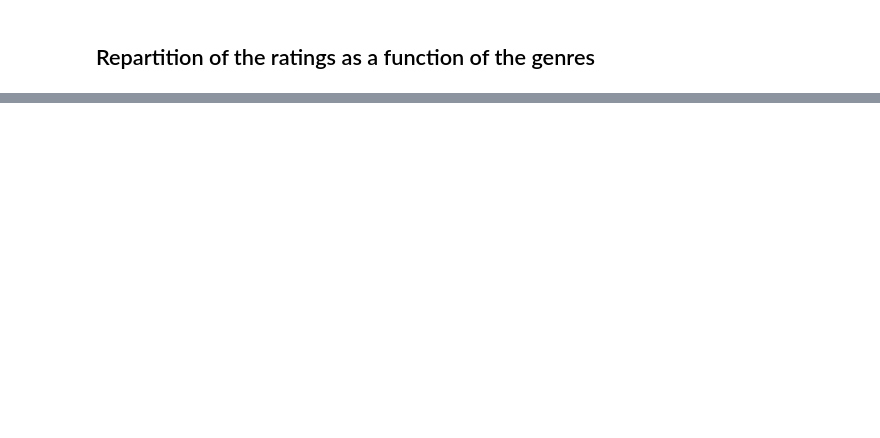
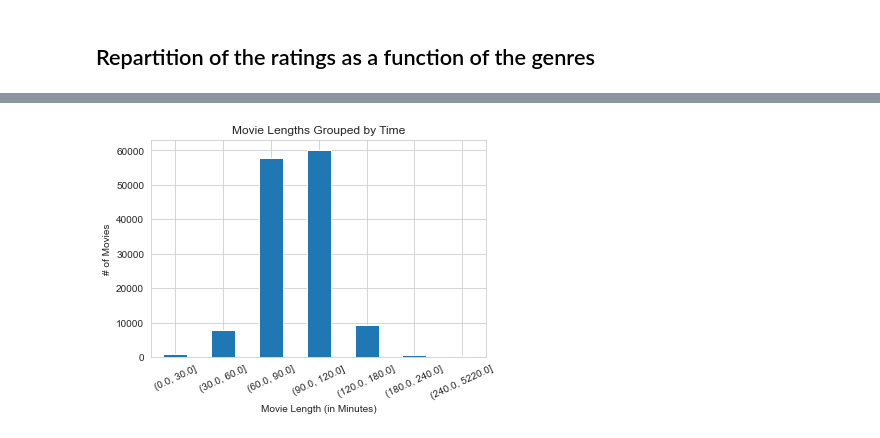
Before and after one commit to jxt1009/csci521proj, a Jupyter notebook: phase3/phase3_bivariate.ipynb, the cells around one changed output, grey strips where cells are left out. Cells and saved outputs as stored; diff of their text form; code cells hidden in the pictures; blank space fills up the shorter version.

```diff
--- a/phase3/phase3_bivariate.ipynb
+++ b/phase3/phase3_bivariate.ipynb
@@ -150,0 +176,14 @@ plt.show()
+# %%
+df = movies[['tconst','runtimeMinutes']].copy().drop_duplicates().drop('tconst',axis=1)
+df.runtimeMinutes = df.runtimeMinutes.apply(lambda x: float(x) if str(x).isnumeric() else np.nan)
+df = df.dropna()
+
+cut = pd.cut(df['runtimeMinutes'],bins=[0,30,60,90,120,180,240,df['runtimeMinutes'].max()])
+# %%
+ax = cut.value_counts(sort=False).plot.bar()
+plt.title("Movie Lengths Grouped by Time")
+plt.xlabel('Movie Length (in Minutes)'); plt.ylabel('# of Movies')
+plt.xticks(rotation=25)
+plt.show()
+# %% [output]
+[figure, added]
```
Also changed, not shown: parts of 13 cells of this notebook, 1 other file.
